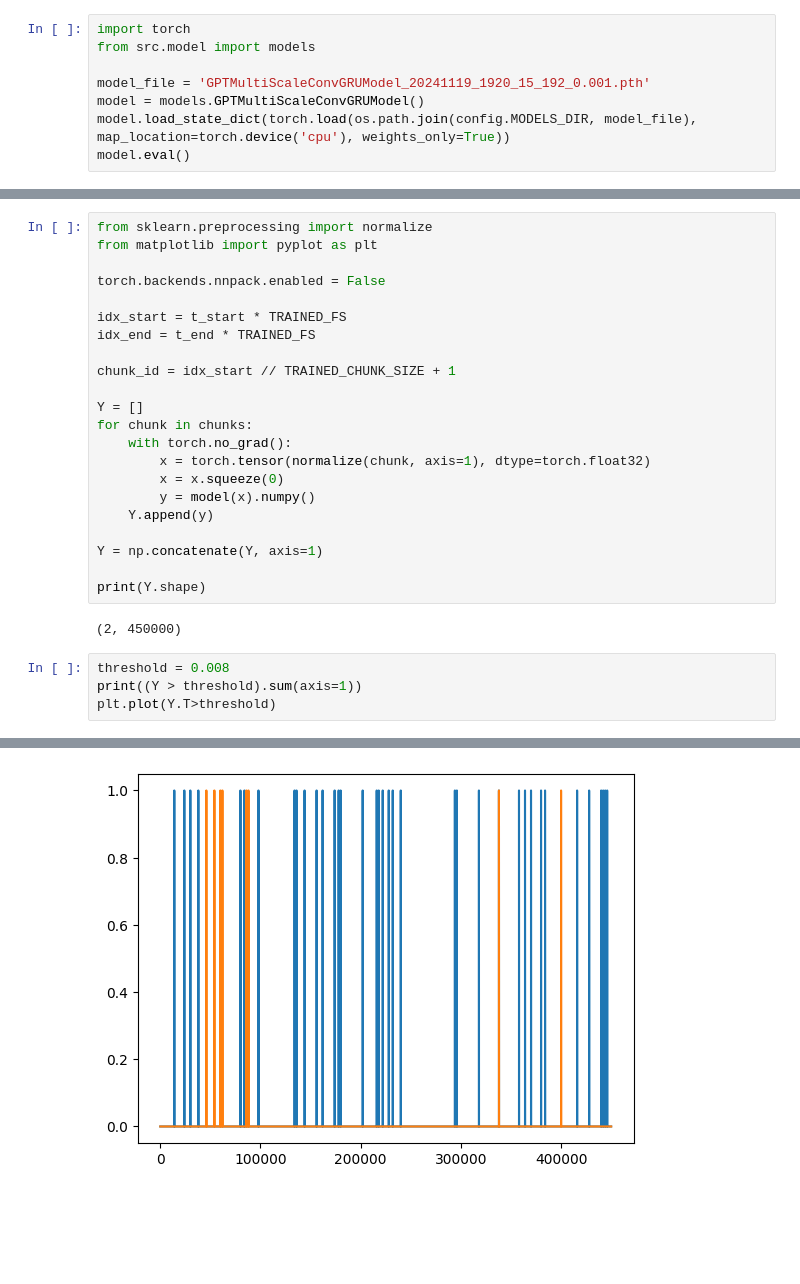
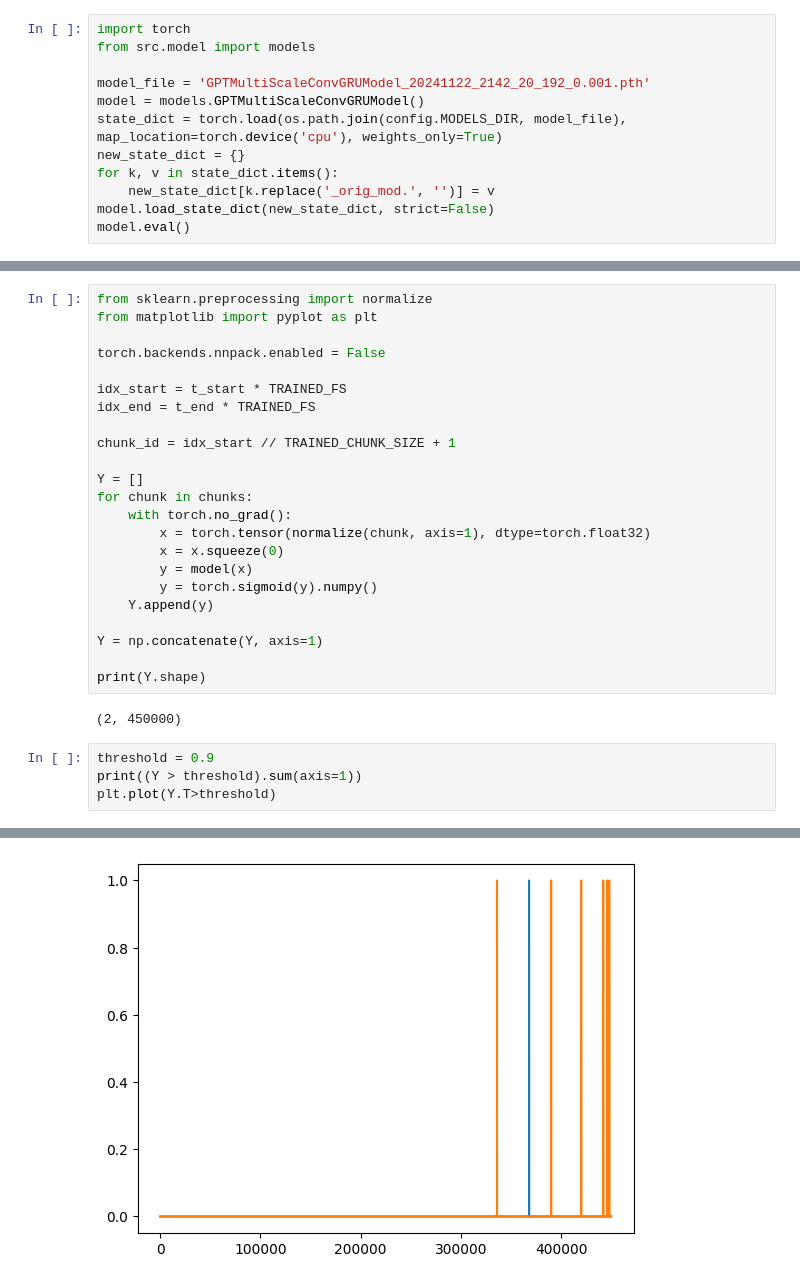
Before and after one commit to Michal-Szmuksta-AGH/ECG-ML-Challenge, a Jupyter notebook: notebooks/model_eval.ipynb, the cells around one changed output, grey strips where cells are left out. Cells and saved outputs as stored; diff of their text form; blank space fills up the shorter version.

```diff
--- a/notebooks/model_eval.ipynb
+++ b/notebooks/model_eval.ipynb
@@ -37,9 +37,13 @@ print(y.sum())
 import torch
 from src.model import models
 
-model_file = 'GPTMultiScaleConvGRUModel_20241119_1920_15_192_0.001.pth'
+model_file = 'GPTMultiScaleConvGRUModel_20241122_2142_20_192_0.001.pth'
 model = models.GPTMultiScaleConvGRUModel()
-model.load_state_dict(torch.load(os.path.join(config.MODELS_DIR, model_file), map_location=torch.device('cpu'), weights_only=True))
+state_dict = torch.load(os.path.join(config.MODELS_DIR, model_file), map_location=torch.device('cpu'), weights_only=True)
+new_state_dict = {}
+for k, v in state_dict.items():
+    new_state_dict[k.replace('_orig_mod.', '')] = v
+model.load_state_dict(new_state_dict, strict=False)
 model.eval()
 # %% [output]
 GPTMultiScaleConvGRUModel(
@@ -105,7 +108,8 @@ for chunk in chunks:
     with torch.no_grad():
         x = torch.tensor(normalize(chunk, axis=1), dtype=torch.float32)
         x = x.squeeze(0)
-        y = model(x).numpy()
+        y = model(x)
+        y = torch.sigmoid(y).numpy()
     Y.append(y)
 
 Y = np.concatenate(Y, axis=1)
@@ -114,7 +118,7 @@ print(Y.shape)
 # %% [output]
 (2, 450000)
 # %%
-threshold = 0.008
+threshold = 0.9
 print((Y > threshold).sum(axis=1))
 plt.plot(Y.T>threshold)
 # %% [output]
@@ -122,3 +126,3 @@ plt.plot(Y.T>threshold)
 [<matplotlib.lines.Line2D at 0x...>,
  <matplotlib.lines.Line2D at 0x...>]
-[figure, old version]
+[figure, new version]
```
Also changed, not shown: parts of 2 cells of this notebook.
